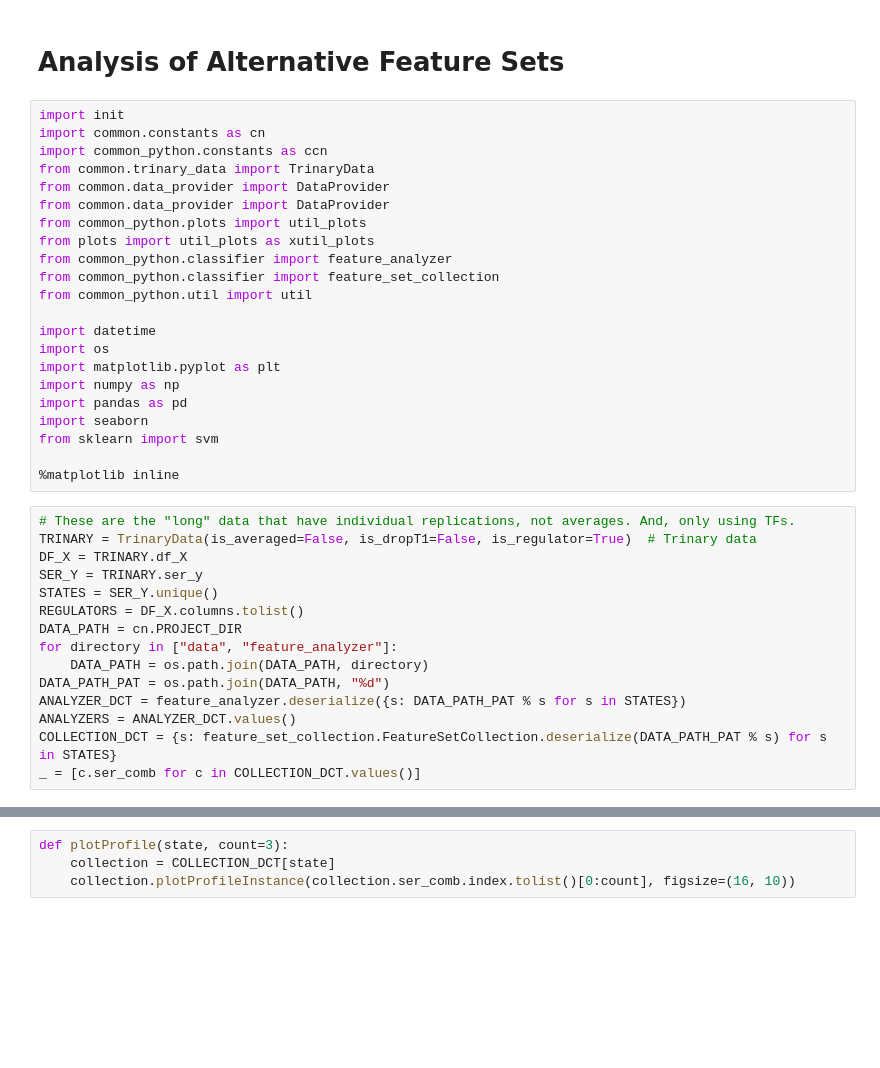
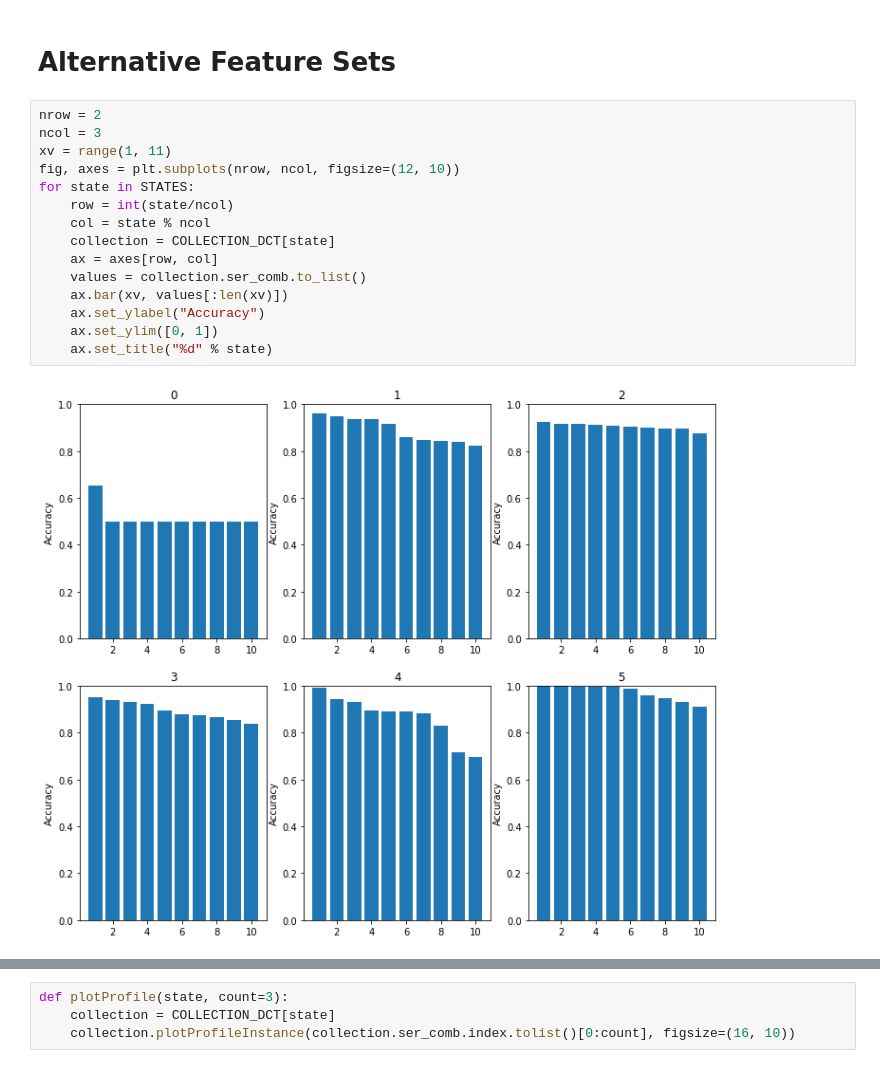
Before and after one commit to uwescience/xstate, a Jupyter notebook: notebooks/Feature Set Collections.ipynb, the cells around one changed output, grey strips where cells are left out. Cells and saved outputs as stored; diff of their text form; blank space fills up the shorter version.

Commit message:
Added data

```diff
--- a/notebooks/Feature Set Collections.ipynb
+++ b/notebooks/Feature Set Collections.ipynb
@@ -1,39 +92,19 @@
 # %% [markdown]
-# Analysis of Alternative Feature Sets
+# Alternative Feature Sets
-# %%
-import init
-import common.constants as cn
-import common_python.constants as ccn
-from common.trinary_data import TrinaryData
-from common.data_provider import DataProvider
-from common.data_provider import DataProvider
-from common_python.plots import util_plots
-from plots import util_plots as xutil_plots
-from common_python.classifier import feature_analyzer
-from common_python.classifier import feature_set_collection
-from common_python.util import util
-
-import datetime
-import os
-import matplotlib.pyplot as plt
-import numpy as np
-import pandas as pd
-import seaborn
-from sklearn import svm
-
-%matplotlib inline
-# %%
-# These are the "long" data that have individual replications, not averages. And, only using TFs.
-TRINARY = TrinaryData(is_averaged=False, is_dropT1=False, is_regulator=True)  # Trinary data
-DF_X = TRINARY.df_X
-SER_Y = TRINARY.ser_y
-STATES = SER_Y.unique()
-REGULATORS = DF_X.columns.tolist()
-DATA_PATH = cn.PROJECT_DIR
-for directory in ["data", "feature_analyzer"]:
-    DATA_PATH = os.path.join(DATA_PATH, directory)
-DATA_PATH_PAT = os.path.join(DATA_PATH, "%d")
-ANALYZER_DCT = feature_analyzer.deserialize({s: DATA_PATH_PAT % s for s in STATES})
-ANALYZERS = ANALYZER_DCT.values()
-COLLECTION_DCT = {s: feature_set_collection.FeatureSetCollection.deserialize(DATA_PATH_PAT % s) for s in STATES}
-_ = [c.ser_comb for c in COLLECTION_DCT.values()]
+# %%
+nrow = 2
+ncol = 3
+xv = range(1, 11)
+fig, axes = plt.subplots(nrow, ncol, figsize=(12, 10))
+for state in STATES:
+    row = int(state/ncol)
+    col = state % ncol
+    collection = COLLECTION_DCT[state]
+    ax = axes[row, col]
+    values = collection.ser_comb.to_list()
+    ax.bar(xv, values[:len(xv)])
+    ax.set_ylabel("Accuracy")
+    ax.set_ylim([0, 1])
+    ax.set_title("%d" % state)
+# %% [output]
+[figure, added]
```
Also changed, not shown: parts of 20 cells of this notebook, 6 other files.
